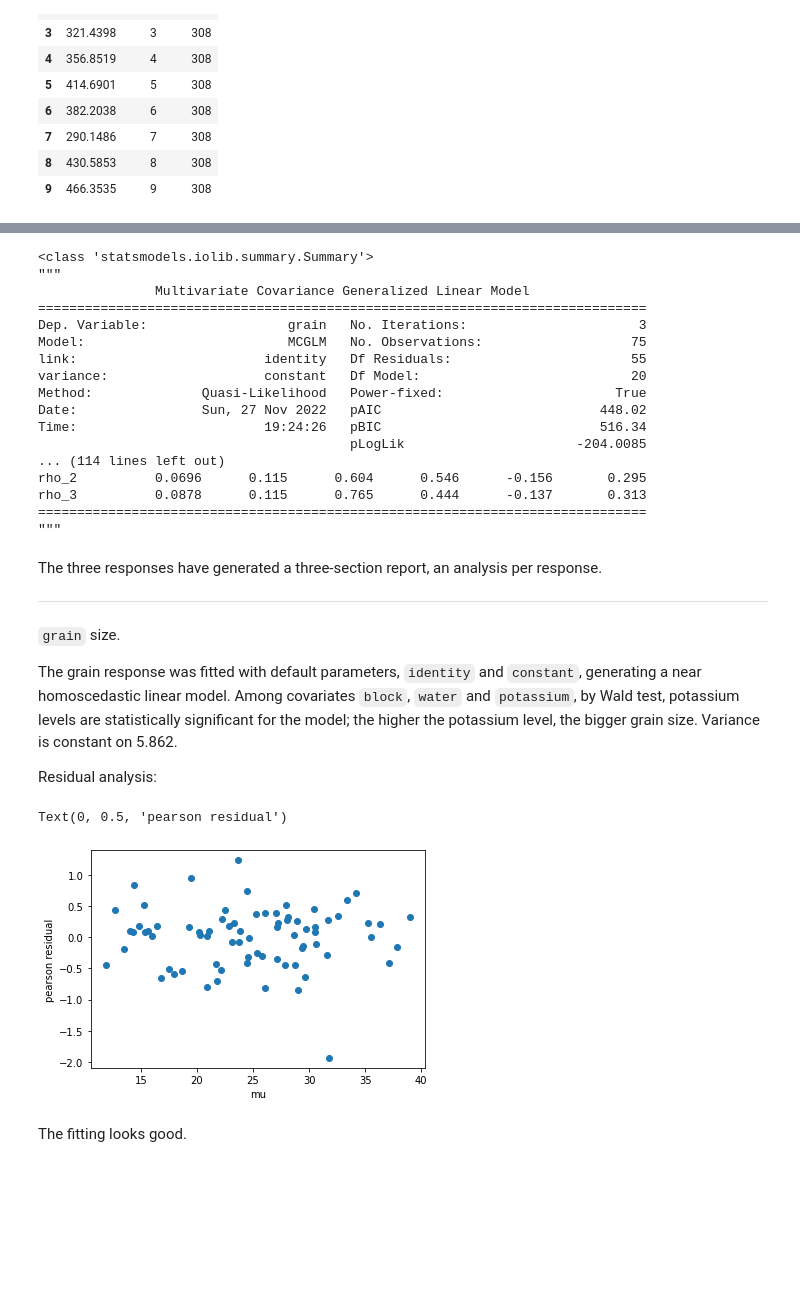
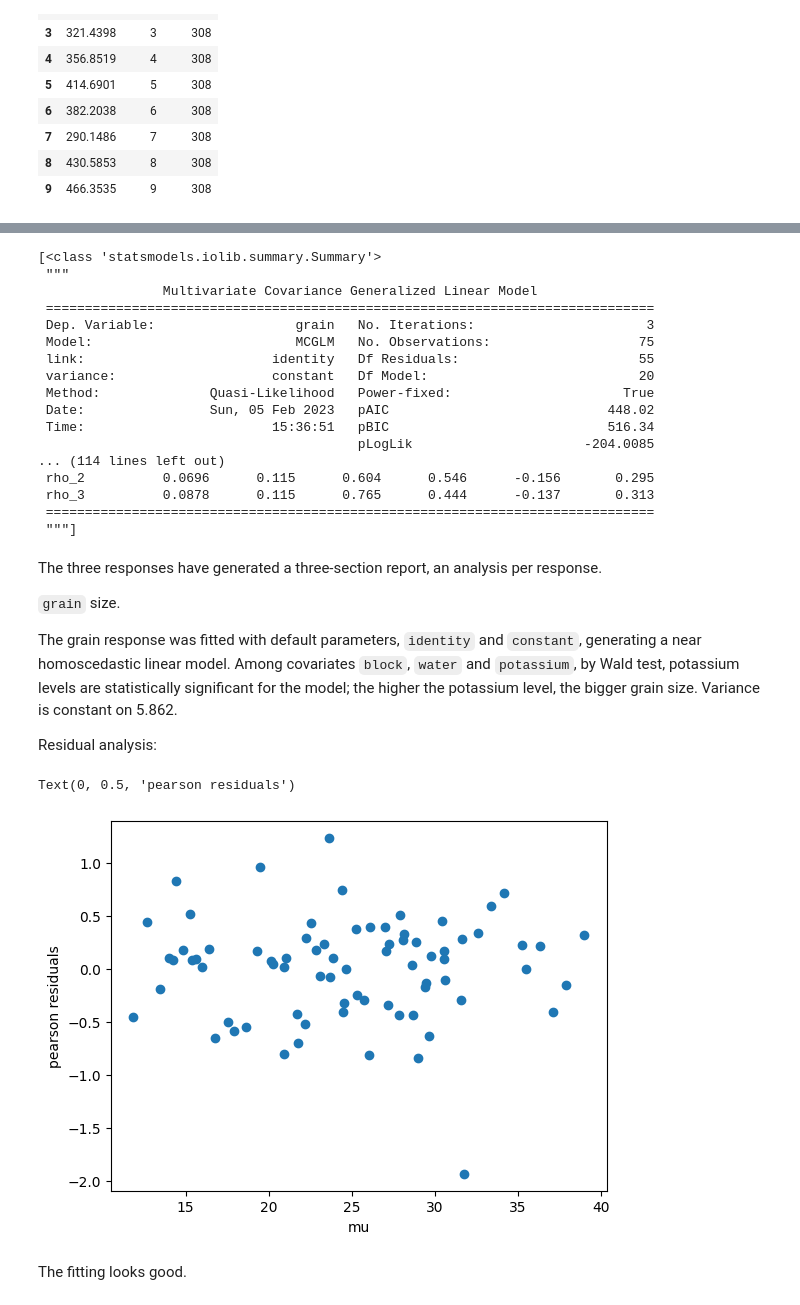
Before and after one commit to jeancmaia/mcglm, a Jupyter notebook: nbks/tutorial_mcglm.ipynb, the cells around one changed output, grey strips where cells are left out. Drawn from its saved outputs; the diff is of its cells as text; code cells hidden in the pictures; blank space fills up the shorter version.

```diff
--- a/nbks/tutorial_mcglm.ipynb
+++ b/nbks/tutorial_mcglm.ipynb
@@ -761,4 +669,16 @@ X = dmatrix("~ block + water * pot", soya, return_type="dataframe")
 # %%
+soya = pd.read_csv(
+    "data/fourth_simulation/soya.csv",
+    dtype={"block": "str", "water": "str", "pot": "str"},
+)
+
+# percentual of peas.
+soya["viablePeas"] = soya["viablepeas"] / soya["totalpeas"]
+
+# Design matrix.
+X = dmatrix("~ block + water * pot", soya, return_type="dataframe")
+
+
 # Model Specification
 mcglm = MCGLM(
     endog=[soya["grain"], soya["seeds"], soya["viablePeas"]],
@@ -771,31 +691,30 @@ mcglm = MCGLM(
 
 
 mcglmresults = mcglm.fit()
+
+[mcglmresults.summary()]
+# %% [output]
+[<class 'statsmodels.iolib.summary.Summary'>
+ """
+                Multivariate Covariance Generalized Linear Model
+ ==============================================================================
+ Dep. Variable:                  grain   No. Iterations:                      3
+ Model:                          MCGLM   No. Observations:                   75
+ link:                        identity   Df Residuals:                       55
+ variance:                    constant   Df Model:                           20
+ Method:              Quasi-Likelihood   Power-fixed:                      True
+ Date:                Sun, 05 Feb 2023   pAIC                            448.02
+ Time:                        15:36:51   pBIC                            516.34
+                                         pLogLik                      -204.0085
+... (114 lines left out)
+ rho_2          0.0696      0.115      0.604      0.546      -0.156       0.295
+ rho_3          0.0878      0.115      0.765      0.444      -0.137       0.313
+ ==============================================================================
+ """]
-# %%
-mcglmresults.summary()
-# %% [output]
-<class 'statsmodels.iolib.summary.Summary'>
-"""
-               Multivariate Covariance Generalized Linear Model
-==============================================================================
-Dep. Variable:                  grain   No. Iterations:                      3
-Model:                          MCGLM   No. Observations:                   75
-link:                        identity   Df Residuals:                       55
-variance:                    constant   Df Model:                           20
-Method:              Quasi-Likelihood   Power-fixed:                      True
-Date:                Sun, 27 Nov 2022   pAIC                            448.02
-Time:                        19:24:26   pBIC                            516.34
-                                        pLogLik                      -204.0085
-... (114 lines left out)
-rho_2          0.0696      0.115      0.604      0.546      -0.156       0.295
-rho_3          0.0878      0.115      0.765      0.444      -0.137       0.313
-==============================================================================
-"""
 # %% [markdown]
 The three responses have generated a three-section report, an analysis per response.
 
 
----
 `grain` size.
 
 The grain response was fitted with default parameters, `identity` and `constant`, generating a near homoscedastic linear model. Among covariates `block`, `water` and `potassium`, by Wald test, potassium levels are statistically significant for the model; the higher the potassium level, the bigger grain size. Variance is constant on 5.862.
@@ -804,11 +723,11 @@ Residual analysis:
 # %%
 # grain. residual analysis
 plt.scatter(mcglmresults.mu[0], mcglmresults.pearson_residuals[0])
 plt.xlabel("mu")
-plt.ylabel("pearson residual")
+plt.ylabel("pearson residuals")
 # %% [output]
-Text(0, 0.5, 'pearson residual')
+Text(0, 0.5, 'pearson residuals')
-[figure, old version]
+[figure, new version]
 # %% [markdown]
 The fitting looks good.
 # %% [markdown]
```
Also changed, not shown: parts of 40 cells of this notebook, 7 other files.
